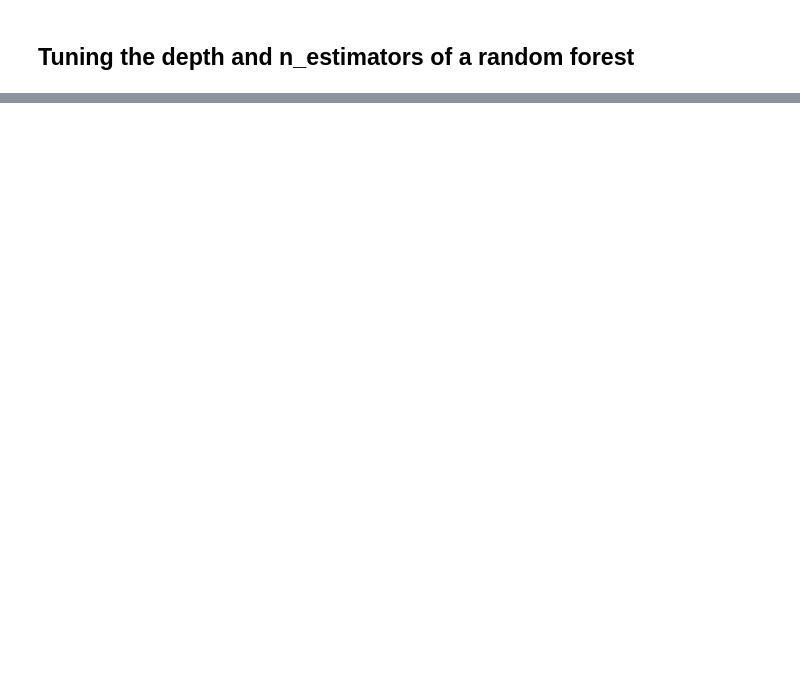
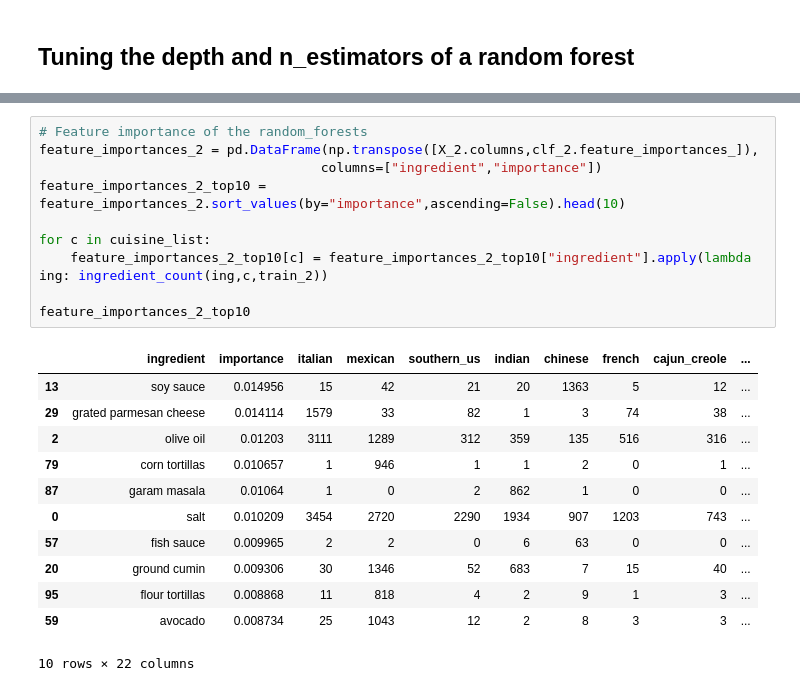
Before and after one commit to sanalsprasad/ErdosTeamViper, a Jupyter notebook: Models/Random Forest.ipynb, the cells around one changed output, grey strips where cells are left out. Saved outputs shown, nothing was run; the diff lists cells and outputs as text; blank space fills up the shorter version.

```diff
--- a/Models/Random Forest.ipynb
+++ b/Models/Random Forest.ipynb
@@ -78,0 +143,23 @@ Due to computational intensity, we tuned the hyperparameters by fixing one and v
+# %%
+# Feature importance of the random_forests
+feature_importances_2 = pd.DataFrame(np.transpose([X_2.columns,clf_2.feature_importances_]),
+                                    columns=["ingredient","importance"])
+feature_importances_2_top10 = feature_importances_2.sort_values(by="importance",ascending=False).head(10)
+
+for c in cuisine_list:
+    feature_importances_2_top10[c] = feature_importances_2_top10["ingredient"].apply(lambda ing: ingredient_count(ing,c,train_2))
+
+feature_importances_2_top10
+# %% [output]
+|  | ingredient | importance | italian | mexican | southern_us | indian | chinese | french | cajun_creole | ... |
+| 13 | soy sauce | 0.014956 | 15 | 42 | 21 | 20 | 1363 | 5 | 12 | ... |
+| 29 | grated parmesan cheese | 0.014114 | 1579 | 33 | 82 | 1 | 3 | 74 | 38 | ... |
+| 2 | olive oil | 0.01203 | 3111 | 1289 | 312 | 359 | 135 | 516 | 316 | ... |
+| 79 | corn tortillas | 0.010657 | 1 | 946 | 1 | 1 | 2 | 0 | 1 | ... |
+| 87 | garam masala | 0.01064 | 1 | 0 | 2 | 862 | 1 | 0 | 0 | ... |
+| 0 | salt | 0.010209 | 3454 | 2720 | 2290 | 1934 | 907 | 1203 | 743 | ... |
+| 57 | fish sauce | 0.009965 | 2 | 2 | 0 | 6 | 63 | 0 | 0 | ... |
+| 20 | ground cumin | 0.009306 | 30 | 1346 | 52 | 683 | 7 | 15 | 40 | ... |
+| 95 | flour tortillas | 0.008868 | 11 | 818 | 4 | 2 | 9 | 1 | 3 | ... |
+| 59 | avocado | 0.008734 | 25 | 1043 | 12 | 2 | 8 | 3 | 3 | ... |
+10 rows × 22 columns
```
Also changed, not shown: parts of 14 cells of this notebook.
